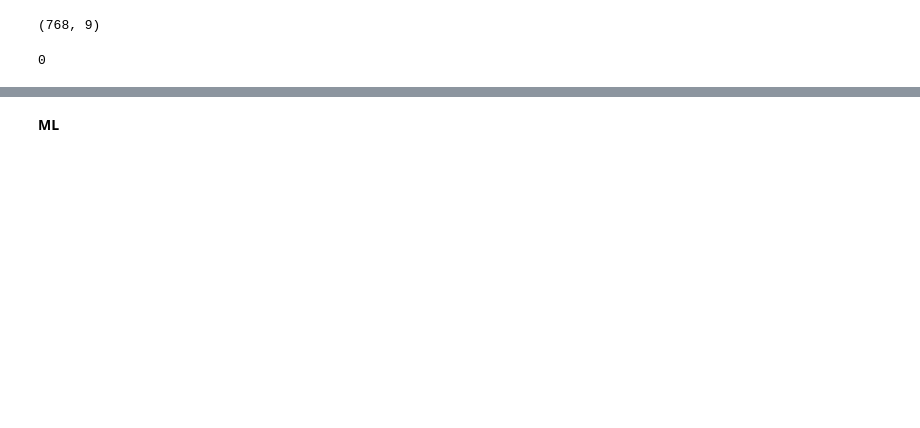
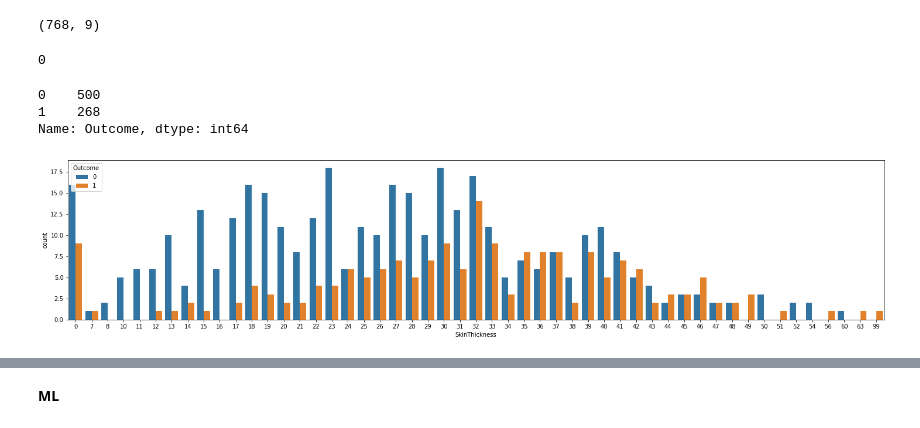
Before and after one commit to arobiddin/data_scince_ls_works, a Jupyter notebook: k_NN_Classification.ipynb, the cells around one changed output, grey strips where cells are left out. Saved outputs shown, nothing was run; the diff lists cells and outputs as text; code cells hidden in the pictures; blank space fills up the shorter version.

```diff
--- a/k_NN_Classification.ipynb
+++ b/k_NN_Classification.ipynb
@@ -58,3 +60,9 @@ df.shape
 sum(df.duplicated())
 # %% [output]
 0
+# %%
+df['Outcome'].value_counts()
+# %% [output]
+0    500
+1    268
+Name: Outcome, dtype: int64
@@ -60,0 +73,6 @@ sum(df.duplicated())
+# %%
+plt.figure(figsize=(25,5))
+sns.countplot(x="SkinThickness", hue='Outcome', data=df)
+plt.show()
+# %% [output]
+[figure, added]
```
Also changed, not shown: parts of 23 cells of this notebook.
